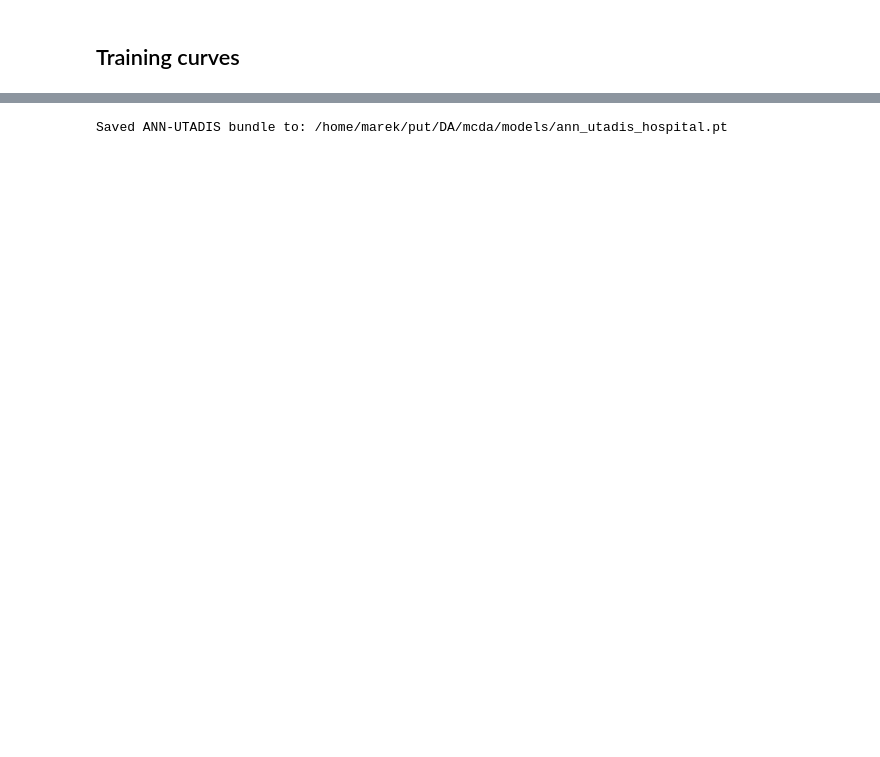
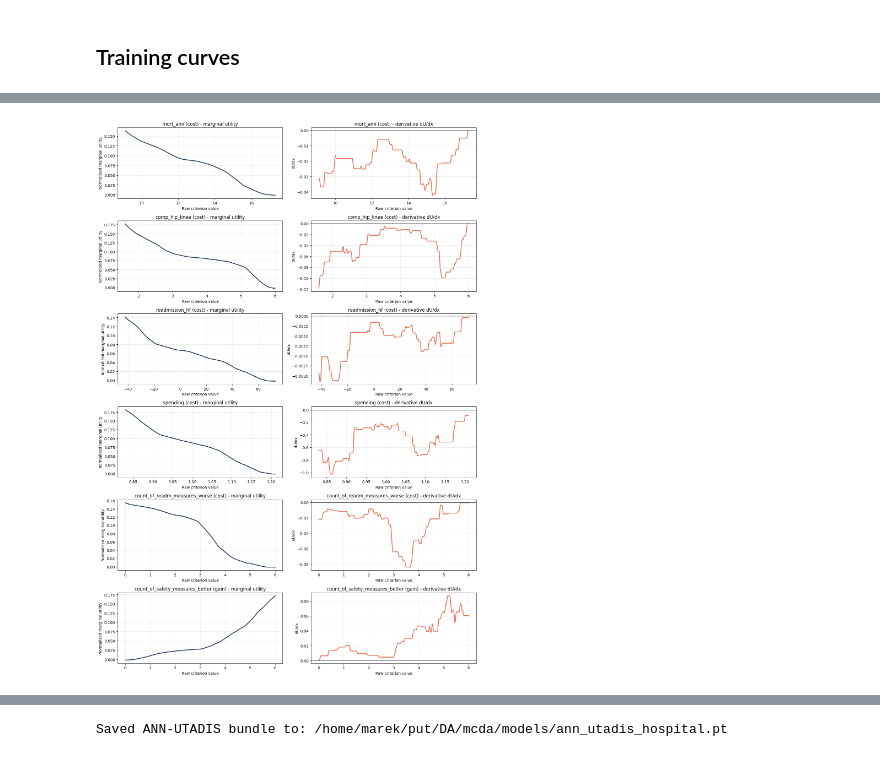
Before and after one commit to marek-olejniczak/mcda, a Jupyter notebook: notebooks/ANN-UTADIS.ipynb, the cells around one changed output, grey strips where cells are left out. Drawn from its saved outputs; the diff is of its cells as text; code cells hidden in the pictures; blank space fills up the shorter version.

```diff
--- a/notebooks/ANN-UTADIS.ipynb
+++ b/notebooks/ANN-UTADIS.ipynb
@@ -146,0 +152,87 @@ plt.tight_layout()
+# %%
+def ann_norm_denom(model: AnnUtadis, n_criteria: int) -> float:
+    with torch.no_grad():
+        zero = torch.zeros((1, n_criteria), dtype=torch.float32)
+        one = torch.ones((1, n_criteria), dtype=torch.float32)
+        u0 = model.utility_model(zero)
+        u1 = model.utility_model(one)
+        denom = float((u1 - u0).item())
+    return max(denom, 1e-8)
+
+
+def raw_to_pref_value(raw_values: np.ndarray, feat: str) -> np.ndarray:
+    lo = float(scaler.min_[feat])
+    hi = float(scaler.max_[feat])
+    span = hi - lo
+    if span <= 1e-12:
+        return np.ones_like(raw_values) if feat in cost_cols else np.zeros_like(raw_values)
+    if feat in gain_cols:
+        pref = (raw_values - lo) / span
+    else:
+        pref = 1.0 - (raw_values - lo) / span
+    return np.clip(pref, 0.0, 1.0)
+
+
+def marginal_curve_raw(model: AnnUtadis, feat: str, grid_size: int = 300) -> tuple[np.ndarray, np.ndarray, np.ndarray]:
+    n_criteria = len(feature_cols)
+    j = feature_cols.index(feat)
+
+    x_raw = np.linspace(float(scaler.min_[feat]), float(scaler.max_[feat]), grid_size)
+    x_pref = raw_to_pref_value(x_raw, feat)
+
+    Xg = np.zeros((grid_size, n_criteria), dtype=np.float32)
+    Xg[:, j] = x_pref.astype(np.float32)
+
+    denom = ann_norm_denom(model, n_criteria)
+    with torch.no_grad():
+        marg = model.utility_model.monotonic_layer(torch.tensor(Xg, dtype=torch.float32))[:, j]
+        marg = marg.detach().cpu().numpy() / denom
+
+    dmarg_dx = np.gradient(marg, x_raw)
+    return x_raw, marg, dmarg_dx
+
+
+fig, axes = plt.subplots(len(feature_cols), 2, figsize=(14, 3.4 * len(feature_cols)))
+if len(feature_cols) == 1:
+    axes = np.array([axes])
+
+diagnostics = []
+for r, feat in enumerate(feature_cols):
+    x_raw, marg, dmarg_dx = marginal_curve_raw(model, feat)
+    nature = "gain" if feat in gain_cols else "cost"
+
+    ax_f = axes[r, 0]
+    ax_f.plot(x_raw, marg, color="#1D3557", linewidth=2)
+    ax_f.set_title(f"{feat} ({nature}) - marginal utility")
+    ax_f.set_xlabel("Raw criterion value")
+    ax_f.set_ylabel("Normalized marginal utility")
+    ax_f.grid(alpha=0.25)
+
+    ax_d = axes[r, 1]
+    ax_d.plot(x_raw, dmarg_dx, color="#E76F51", linewidth=2)
+    ax_d.axhline(0.0, color="black", linewidth=1, alpha=0.8)
+    ax_d.set_title(f"{feat} ({nature}) - derivative dU/dx")
+    ax_d.set_xlabel("Raw criterion value")
+    ax_d.set_ylabel("dU/dx")
+    ax_d.grid(alpha=0.25)
+
+    expected = "positive" if feat in gain_cols else "negative"
+    sign_ok_share = float((dmarg_dx >= -1e-7).mean()) if feat in gain_cols else float((dmarg_dx <= 1e-7).mean())
+    diagnostics.append({
+        "criterion": feat,
+        "type": nature,
+        "expected_dUdx_sign": expected,
+        "mean_dUdx": float(np.mean(dmarg_dx)),
+        "min_dUdx": float(np.min(dmarg_dx)),
+        "max_dUdx": float(np.max(dmarg_dx)),
+        "share_expected_sign": sign_ok_share,
+    })
+
+plt.tight_layout()
+plt.show()
+
+diag_df = pd.DataFrame(diagnostics)
+print("Monotonicity diagnostics in raw criterion units:")
+display(diag_df.round(6))
+# %% [output]
+[figure, added]
```
Also changed, not shown: parts of 6 cells of this notebook, 7 other files.
